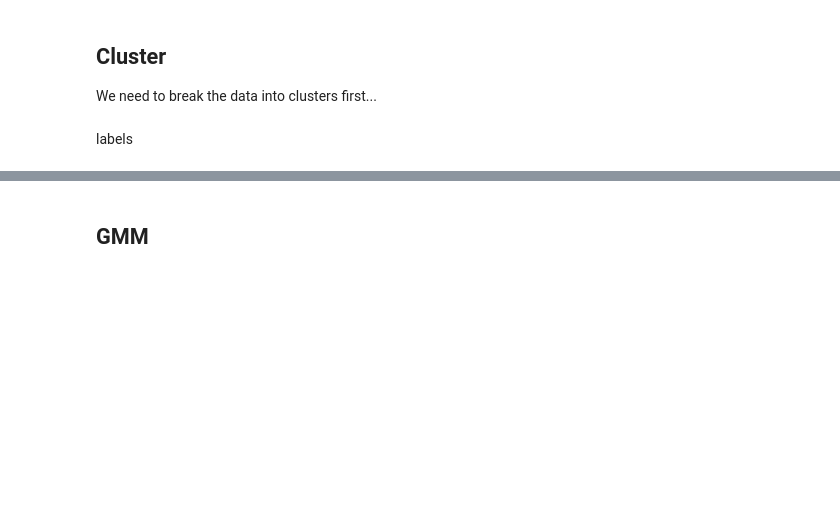
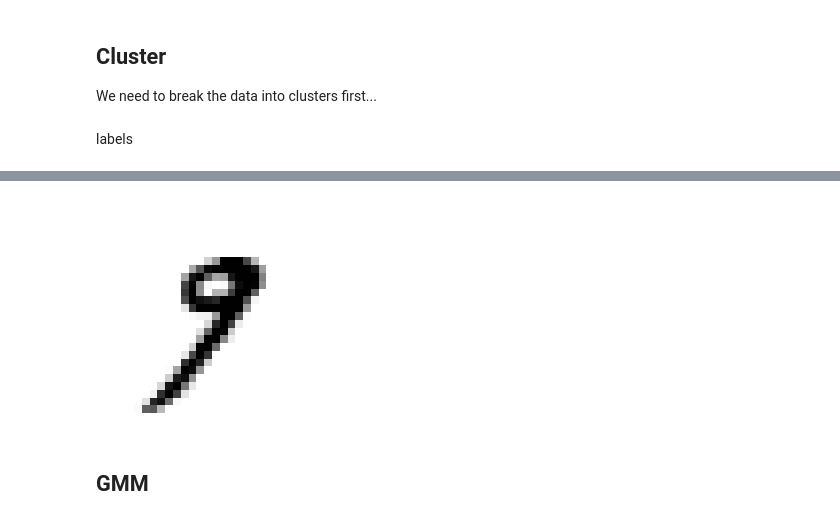
Before and after one commit to allyryry/3950_Asn3_Clustering, a Jupyter notebook: cluster_asn.ipynb, the cells around one changed output, grey strips where cells are left out. Saved outputs shown, nothing was run; the diff lists cells and outputs as text; code cells hidden in the pictures; blank space fills up the shorter version.

```diff
--- a/cluster_asn.ipynb
+++ b/cluster_asn.ipynb
@@ -88,3 +120,5 @@ print(labelz)
+# %%
+df = df.drop(columns='pixel1')
 # %%
 #Getting unique labels
 
@@ -120,33 +138,0 @@ df
-# %%
-#Look at an image
-def showDigit(digit, label, size=28):
-    some_digit = digit
-    label =
-    #turn array into the correct shape
-    some_digit_image = np.array(some_digit).reshape(size, size)
-    #imshow displays an array like an image
-    plt.imshow(some_digit_image, cmap=mpl.cm.binary)
-    plt.axis("off")
-    plt.show()
-
-#Display multiple digits
-def showDigits(digits, labels, indexes, size=28):
-    #Make a grid that is the right size
-    pics = len(indexes)
-    cols = 6
-    rows = math.ceil(pics/cols)
-    fig, axes = plt.subplots(rows, cols, figsize=(14,6))
-    plt.axis("off")
-
-    #loop through the list of indexes, grab images and labels, plot in the "next" spot.
-    for i in range(0, pics):
-        n = indexes[i]
-        some_digit = digits[n:n+1]
-        some_digit_image = np.array(some_digit).reshape(size, size)
-        ax = axes[i//cols, i%cols]
-        ax.axis("off")
-        ax.imshow(some_digit_image, cmap=mpl.cm.binary)
-        ax.set_title('Ind: {} - Lbl: {}'.format(indexes[i], labels[n]))
-    plt.tight_layout()
-    plt.axis("off")
-    plt.show()
@@ -179,0 +155,4 @@ plt.show()
+# %%
+showDigit(df[33:34])
+# %% [output]
+[figure, added]
```
Also changed, not shown: parts of 19 cells of this notebook, 1 other file.
